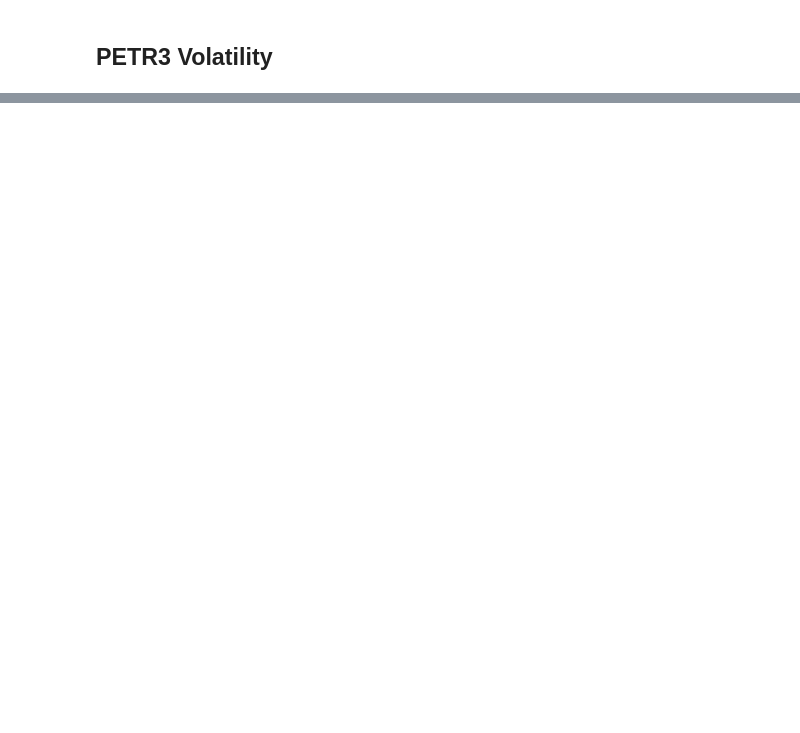
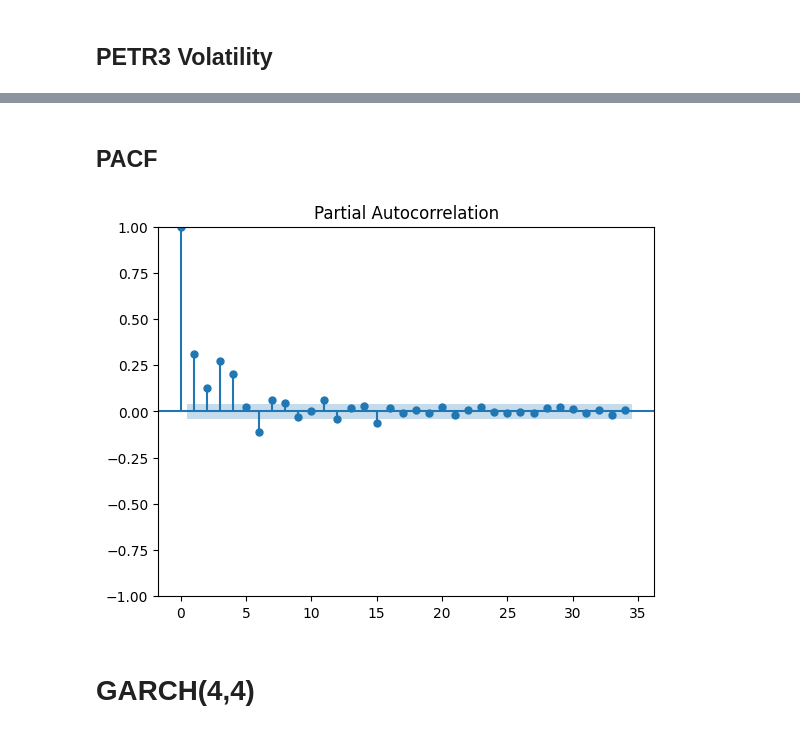
Before and after one commit to guilhermecff/GARCH, a Jupyter notebook: notebook.ipynb, the cells around one changed output, grey strips where cells are left out. Saved outputs shown, nothing was run; the diff lists cells and outputs as text; code cells hidden in the pictures; blank space fills up the shorter version.

```diff
--- a/notebook.ipynb
+++ b/notebook.ipynb
@@ -19,0 +30,9 @@ petr = web.DataReader('PETR3.SA', 'yahoo', start=start, end=end)
+# %% [markdown]
+## PACF
+# %%
+plot_pacf(returns**2)
+plt.show()
+# %% [output]
+[figure, added]
+# %% [markdown]
+# GARCH(4,4)
```
Also changed, not shown: parts of 28 cells of this notebook.
